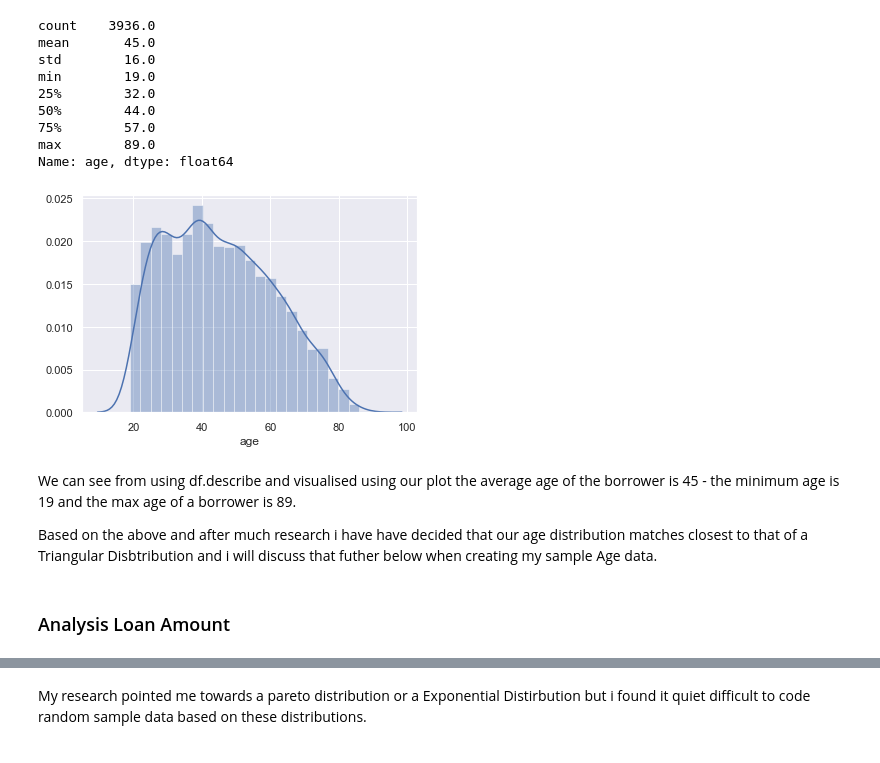
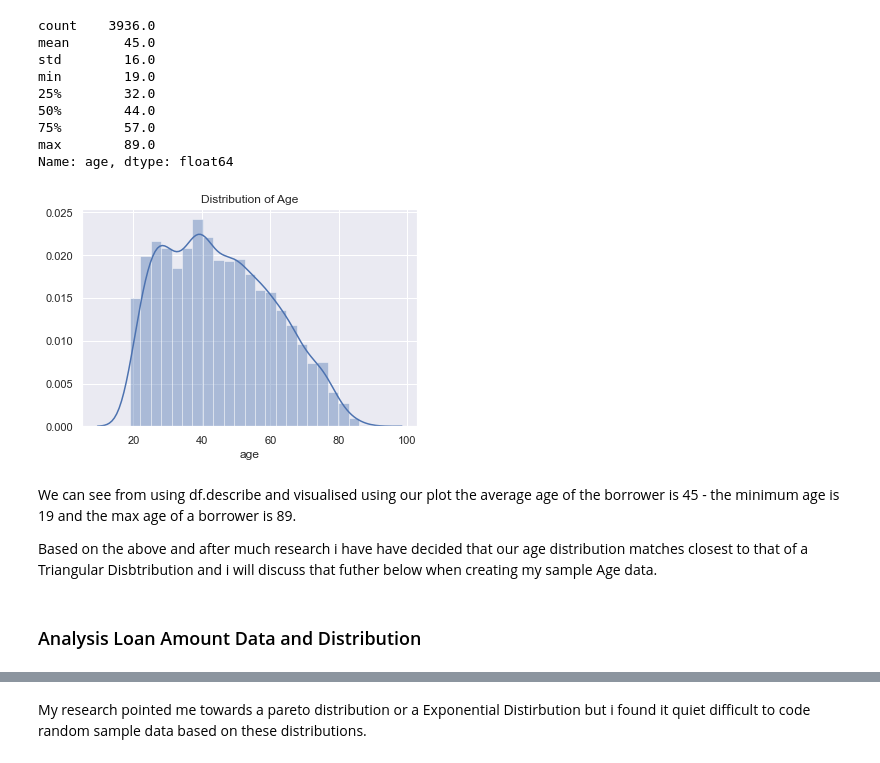
Before and after one commit to brendantipp/sem2_prog_data_analysis_project, a Jupyter notebook: product_analysis.ipynb, the cells around one changed output, grey strips where cells are left out. Drawn from its saved outputs; the diff is of its cells as text; code cells hidden in the pictures.

Commit message:
updated and tidy up plot titles and descriptions

```diff
--- a/product_analysis.ipynb
+++ b/product_analysis.ipynb
@@ -142,4 +141,6 @@ Looking at the above results we can assertain that we need to covert the date of
 # %%
 #look at making the Financial month a date time # help from https://https://pbpython.com/pandas_dtypes.html
 #https://stackoverflow.com/questions/16852911/how-do-i-convert-dates-in-a-pandas-data-frame-to-a-date-data-type
-pd.to_datetime(df['date_application'])
+#new_date = df['date_application2']
+#df['date_application2'] = pd.to_datetime(df['date_application'])
+df["new_date_application"]= pd.to_datetime(df['date_application'])
@@ -237,3 +235,6 @@ Ok as we can see from above by changing some of our data types from objects to c
+# %%
+#generate a month number for each month of application
+df['month_number'] = pd.DatetimeIndex(df['new_date_application']).month
 # %% [markdown]
 ## Reviewing the data to figure out the types of distributions
 
@@ -254,15 +255,19 @@ min        19.0
 max        89.0
 Name: age, dtype: float64
 # %%
-#declare the variable age
+#declare the variable age - can call directly from dataframe also! will use further on
 age = df["age"]
 #use a displot from seaborn for visualisation
 sns.distplot(age);
+#give the plot a title
+plt.title("Distribution of Age")
+#show the plot
+plt.show()
 # %% [output]
-[figure, old version]
+[figure, new version]
 # %% [markdown]
 We can see from using df.describe and visualised using our plot the average age of the borrower is 45 - the minimum age is 19 and the max age of a borrower is 89.
 
 Based on the above and after much research i have have decided that our age distribution matches closest to that of a Triangular Disbtribution and i will discuss that futher below when creating my sample Age data.
 # %% [markdown]
-### Analysis Loan Amount
+### Analysis Loan Amount Data and Distribution
```
Also changed, not shown: parts of 52 cells of this notebook.
